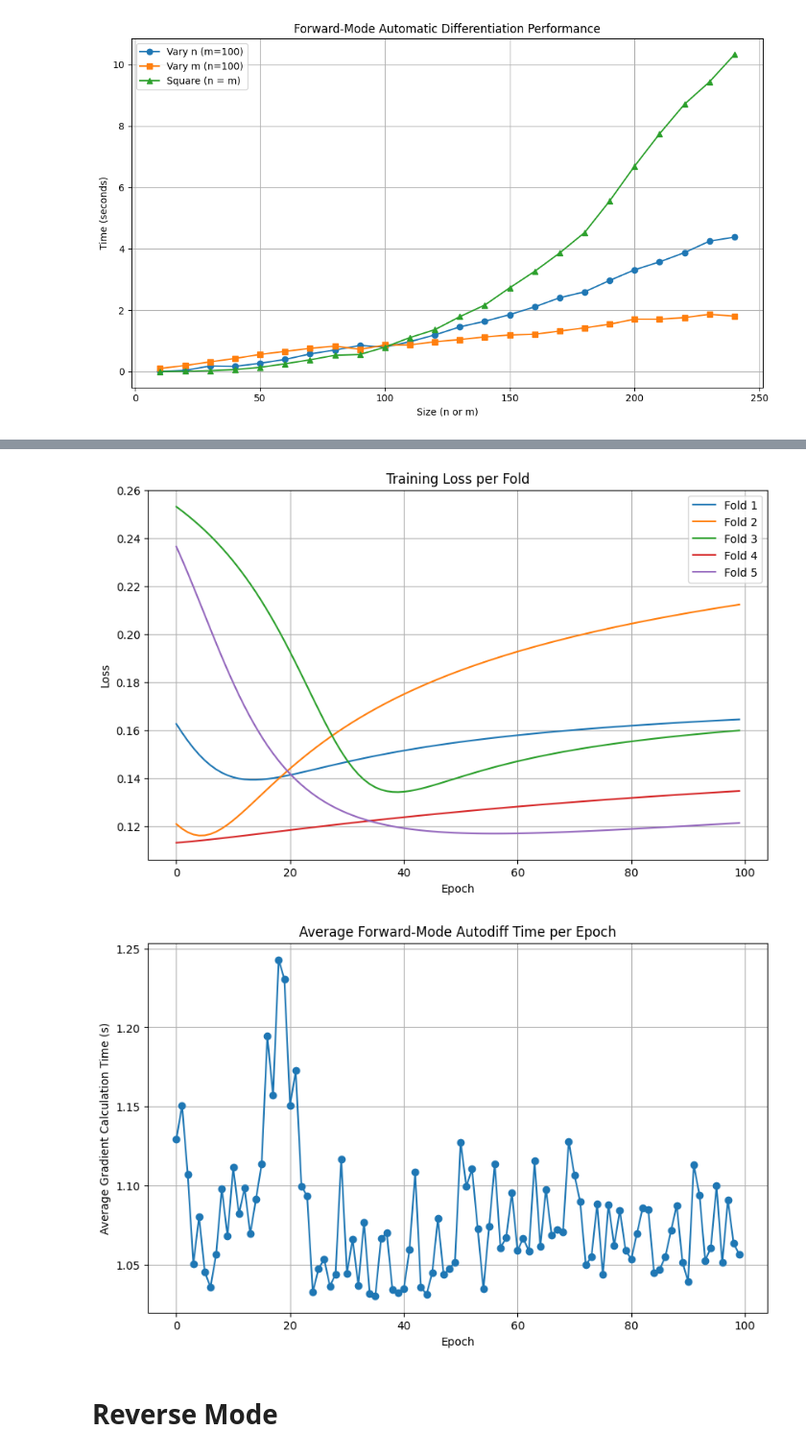
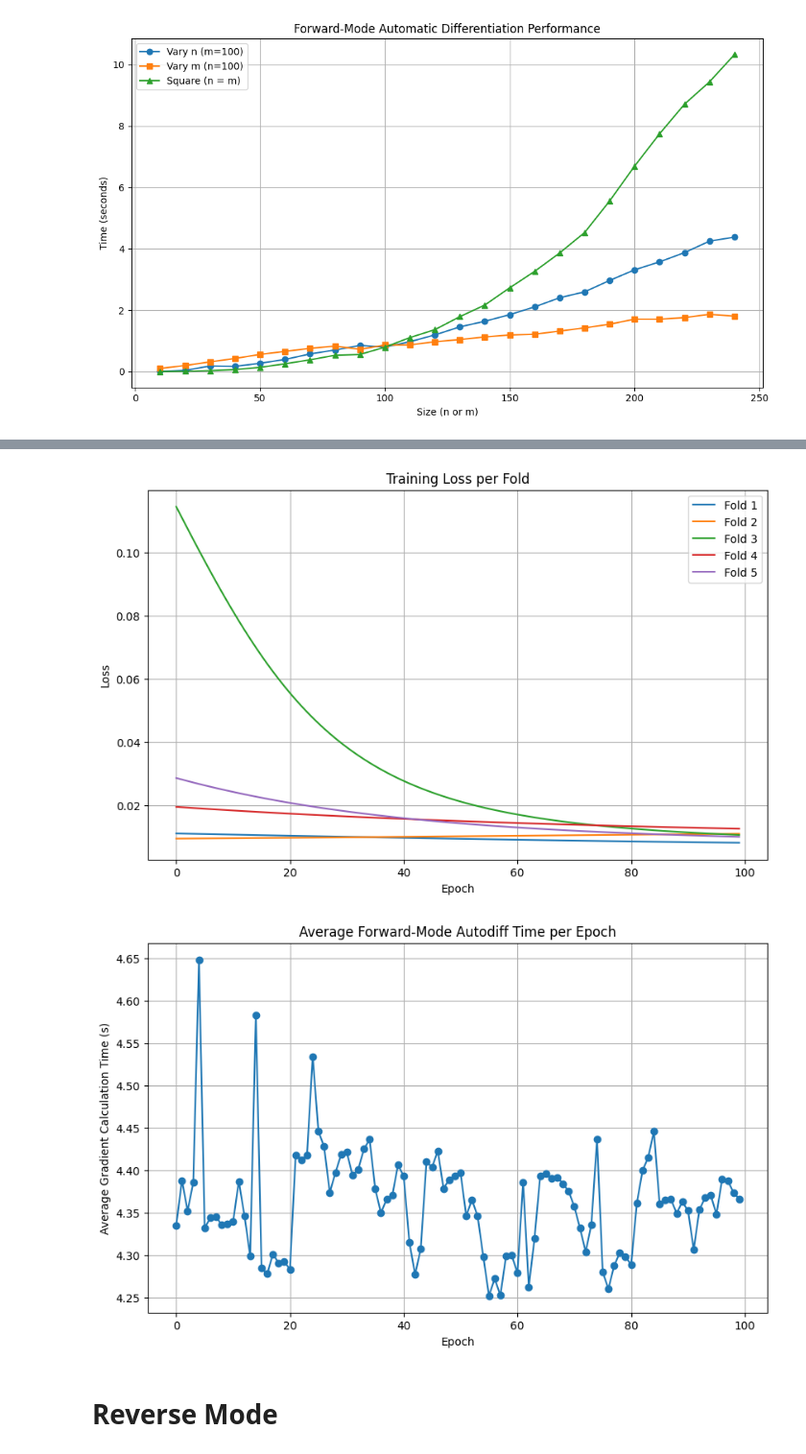
Before and after one commit to Isi-17/Thesis-M, a Jupyter notebook: 01-AD.ipynb, the cells around one changed output, grey strips where cells are left out. Shown at 96% size. Drawn from its saved outputs; the diff is of its cells as text; code cells hidden in the pictures.

Commit message:
Changed regression dataset

```diff
--- a/01-AD.ipynb
+++ b/01-AD.ipynb
@@ -545,14 +529,14 @@ def train_kfold_forward(X, Y, K, L, J, epochs, lr, n_splits):
         forward_times .append(grad_times)
 
         total_val_loss = 0.0
-        correct = 0
+
         for x, y in zip(X_val, Y_val):
             pred = predict_forward(x, t, w)[0]
-            correct += int(classify(pred) == int(y[0]))
+            total_val_loss += 0.5 * (pred - y[0]) ** 2
 
-        acc = correct / len(X_val)
-        print(f"Validation Accuracy: {acc:.4f}")
-        all_losses.append(1 - acc)
+        mse = total_val_loss / len(X_val)
+        print(f"Validation MSE: {mse:.4f}")
+        all_losses.append(mse)
 
 
     print("\n--- K-Fold Summary ---")
@@ -636,27 +691,6 @@ The model input layer has 30 nodes corresponding to the features, followed by a
 # %%
-def load_breast_cancer_csv(path):
-    X = []
-    Y = []
-
-    with open(path, 'r') as f:
-        reader = csv.reader(f)
-        next(reader)  # Skip header
-        for row in reader:
-            # Diagnosis is in column 1, features from column 2 onwards
-            diagnosis = row[1]
-            y = [1.0 if diagnosis == 'B' else 0.0]
-            x = list(map(float, row[2:]))  # Skip id and diagnosis
-            X.append(x)
-            Y.append(y)
-
-    # Normalize X using MinMax scaling
-    scaler = MinMaxScaler()
-    X = scaler.fit_transform(X).tolist()
-
-    return X, Y
-
-X_data, Y_data = load_breast_cancer_csv("breast_cancer_data.csv")
-fold_losses_forward_ex2, avg_forward_times_ex2 = train_kfold_forward(X_data, Y_data, K=len(X_data[0]), L=20, J=len(Y_data[0]), epochs=100, lr=0.1, n_splits=5)
+X_data, Y_data = load_ames_dataset("AmesHousing.csv")
+fold_losses_forward_ex2, avg_forward_times_ex2 = train_kfold_forward(X_data, Y_data, K=len(X_data[0]), L=5, J=len(Y_data[0]), epochs=100, lr=0.1, n_splits=5)
 
 plt.figure(figsize=(10, 6))
 for i, losses in enumerate(fold_losses_forward_ex2):
@@ -697,5 +731,5 @@ Avg Classification Error: 0.4428
-[figure, old version]
+[figure, new version]
-[figure, old version]
+[figure, new version]
 # %% [markdown]
 # Reverse Mode
 # %% [markdown]
```
Also changed, not shown: parts of 17 cells of this notebook.
